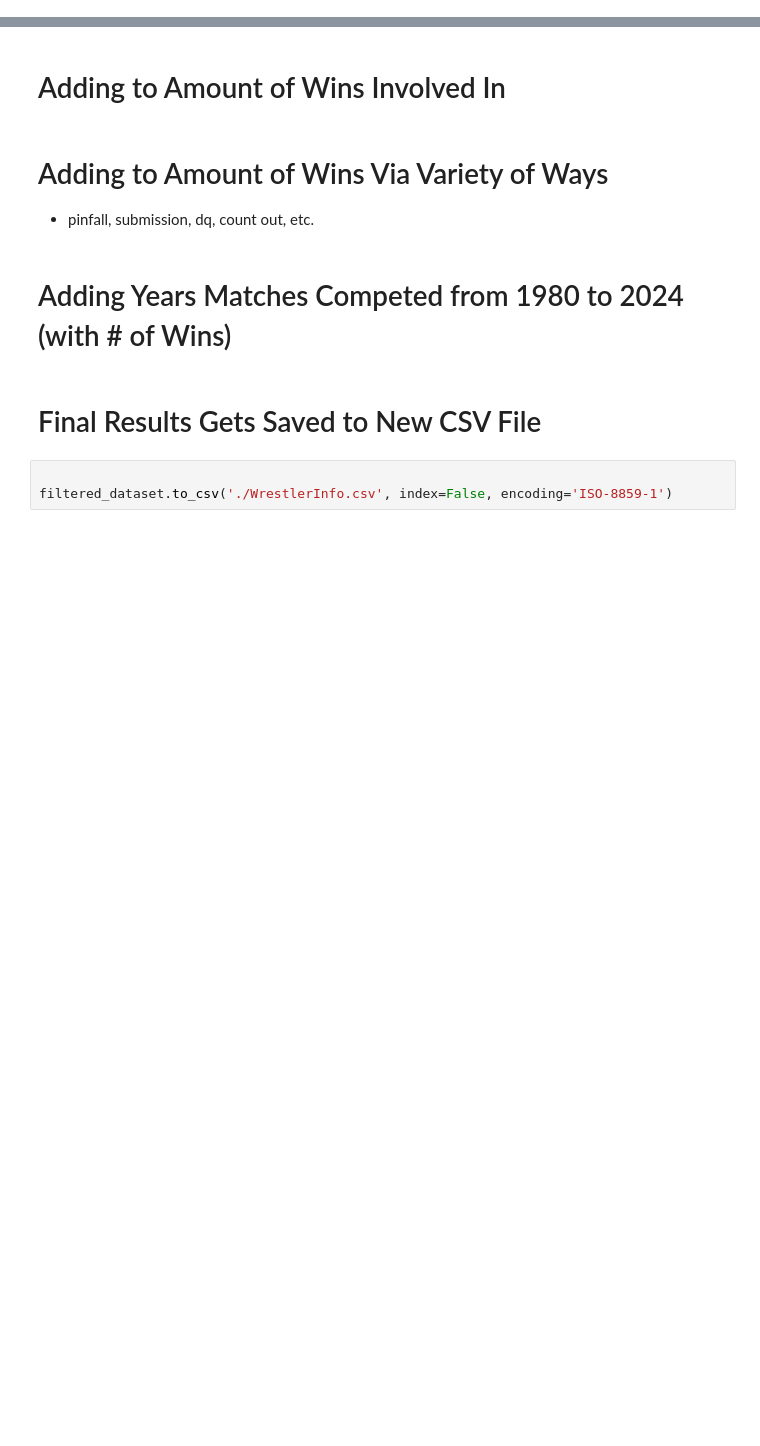
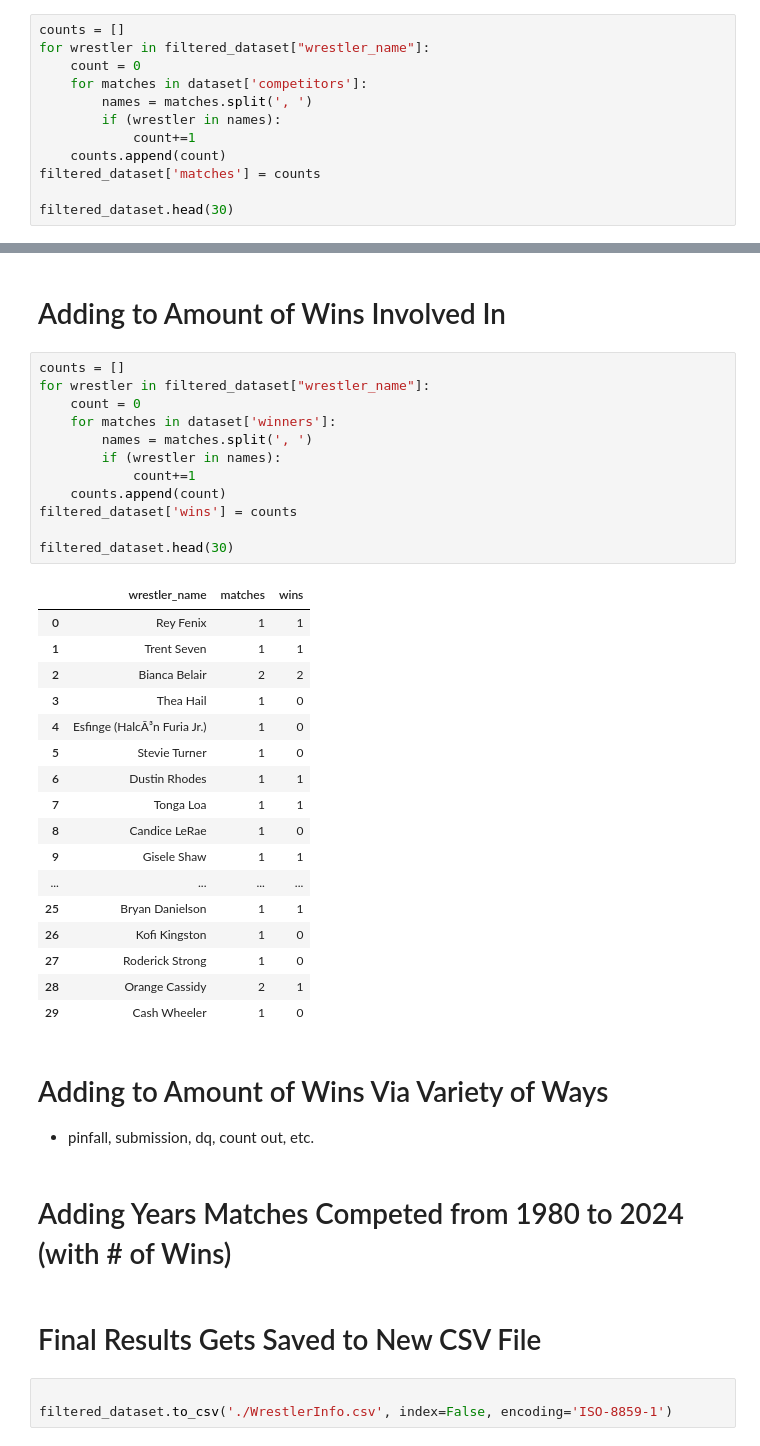
Before and after one commit to bryanmartinez1/prowrestleknow, a Jupyter notebook: DataCollector/Functions/Wrestler_Dataset.ipynb, the cells around one changed output, grey strips where cells are left out. Cells and saved outputs as stored; diff of their text form; blank space fills up the shorter version.

```diff
--- a/DataCollector/Functions/Wrestler_Dataset.ipynb
+++ b/DataCollector/Functions/Wrestler_Dataset.ipynb
@@ -75,0 +71,12 @@ SyntaxError: invalid syntax (56038199.py, line 1)
+# %%
+counts = []
+for wrestler in filtered_dataset["wrestler_name"]:
+    count = 0
+    for matches in dataset['competitors']:
+        names = matches.split(', ')
+        if (wrestler in names):
+            count+=1
+    counts.append(count)
+filtered_dataset['matches'] = counts
+
+filtered_dataset.head(30)
@@ -76,5 +101,35 @@ SyntaxError: invalid syntax (56038199.py, line 1)
 # %% [markdown]
 #   Adding to Amount of Wins Involved In
+# %%
+counts = []
+for wrestler in filtered_dataset["wrestler_name"]:
+    count = 0
+    for matches in dataset['winners']:
+        names = matches.split(', ')
+        if (wrestler in names):
+            count+=1
+    counts.append(count)
+filtered_dataset['wins'] = counts
+
+filtered_dataset.head(30)
+# %% [output]
+|  | wrestler_name | matches | wins |
+| 0 | Rey Fenix | 1 | 1 |
+| 1 | Trent Seven | 1 | 1 |
+| 2 | Bianca Belair | 2 | 2 |
+| 3 | Thea Hail | 1 | 0 |
+| 4 | Esfinge (HalcÃ³n Furia Jr.) | 1 | 0 |
+| 5 | Stevie Turner | 1 | 0 |
+| 6 | Dustin Rhodes | 1 | 1 |
+| 7 | Tonga Loa | 1 | 1 |
+| 8 | Candice LeRae | 1 | 0 |
+| 9 | Gisele Shaw | 1 | 1 |
+| ... | ... | ... | ... |
+| 25 | Bryan Danielson | 1 | 1 |
+| 26 | Kofi Kingston | 1 | 0 |
+| 27 | Roderick Strong | 1 | 0 |
+| 28 | Orange Cassidy | 2 | 1 |
+| 29 | Cash Wheeler | 1 | 0 |
 # %% [markdown]
 #   Adding to Amount of Wins Via Variety of Ways
 - pinfall, submission, dq, count out, etc.
```
Also changed, not shown: parts of 3 cells of this notebook, 16 other files.
